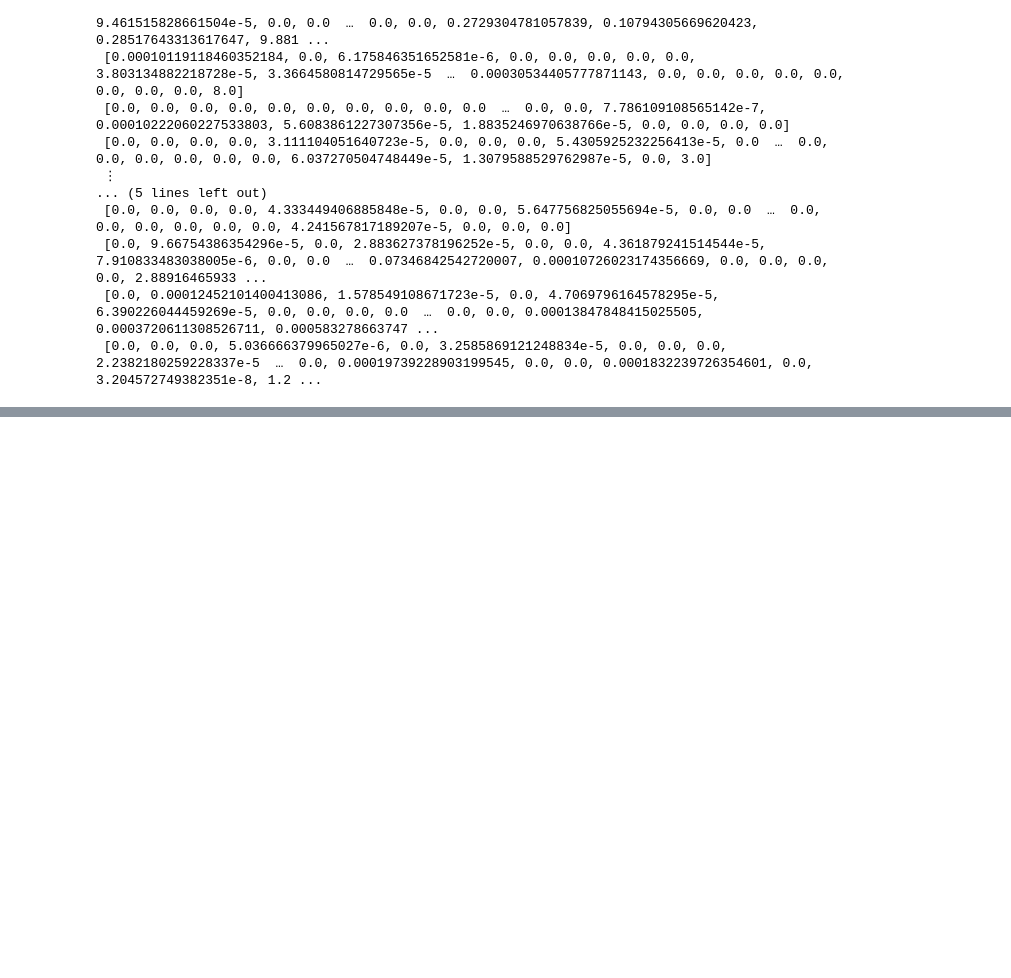
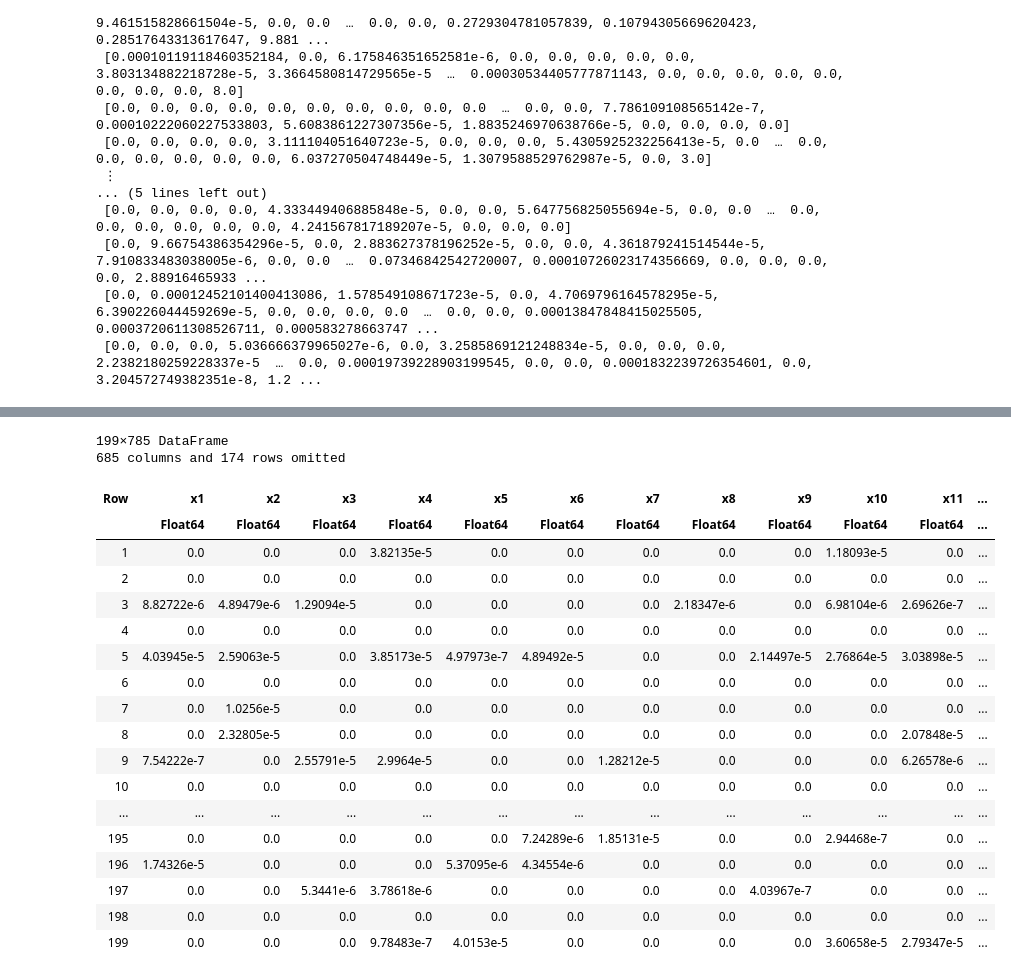
Before and after one commit to rithik83/vnn-counterfactuals, a Jupyter notebook: jl_counterfactual_generation/generate_counterfactuals.ipynb, the cells around one changed output, grey strips where cells are left out. Saved outputs shown, nothing was run; the diff lists cells and outputs as text; code cells hidden in the pictures; blank space fills up the shorter version.

```diff
--- a/jl_counterfactual_generation/generate_counterfactuals.ipynb
+++ b/jl_counterfactual_generation/generate_counterfactuals.ipynb
@@ -269,0 +392,34 @@ df
+# %%
+using CounterfactualExplanations
+
+model_to_use = adv_pgd_weak
+counterfactuals = []
+
+for (j, index) in enumerate(split)
+
+    model_pred = (model_to_use(x_test[:, index]) |> Flux.onecold |> getindex) - 1
+    if model_pred != y_test[index]
+        println("skipping since the model misclassified this point")
+        continue
+    end
+
+    if (j % 10 == 0)
+        println("reached datapoint ", j)
+    end
+
+    ce = generate_counterfactual(
+        reshape(x_test'[index, :], 784, 1), targets[j], counterfactual_data, flux_adv_weak, generator; num_counterfactuals=1, convergence=convergence
+    )
+
+    ce_datapoint = CounterfactualExplanations.counterfactual(ce)[:, 1]
+    push!(ce_datapoint, targets[j])
+
+    if j == 1
+        print("counterfactual instance: ", ce_datapoint)
+    end
+
+    # print("counterfactual instance: ", ce_datapoint)
+    push!(counterfactuals, ce_datapoint)
+end
+
+counterfactuals
@@ -269,0 +461,29 @@ df
+# %%
+using DataFrames
+using CSV
+
+df = DataFrame(mapreduce(permutedims, vcat, counterfactuals), :auto)
+CSV.write("data_weak_at.csv", df)
+
+df
+# %% [output]
+199×785 DataFrame
+685 columns and 174 rows omitted
+| Row | x1 | x2 | x3 | x4 | x5 | x6 | x7 | x8 | x9 | x10 | x11 | ... |
+|  | Float64 | Float64 | Float64 | Float64 | Float64 | Float64 | Float64 | Float64 | Float64 | Float64 | Float64 | ... |
+| 1 | 0.0 | 0.0 | 0.0 | 3.82135e-5 | 0.0 | 0.0 | 0.0 | 0.0 | 0.0 | 1.18093e-5 | 0.0 | ... |
+| 2 | 0.0 | 0.0 | 0.0 | 0.0 | 0.0 | 0.0 | 0.0 | 0.0 | 0.0 | 0.0 | 0.0 | ... |
+| 3 | 8.82722e-6 | 4.89479e-6 | 1.29094e-5 | 0.0 | 0.0 | 0.0 | 0.0 | 2.18347e-6 | 0.0 | 6.98104e-6 | 2.69626e-7 | ... |
+| 4 | 0.0 | 0.0 | 0.0 | 0.0 | 0.0 | 0.0 | 0.0 | 0.0 | 0.0 | 0.0 | 0.0 | ... |
+| 5 | 4.03945e-5 | 2.59063e-5 | 0.0 | 3.85173e-5 | 4.97973e-7 | 4.89492e-5 | 0.0 | 0.0 | 2.14497e-5 | 2.76864e-5 | 3.03898e-5 | ... |
+| 6 | 0.0 | 0.0 | 0.0 | 0.0 | 0.0 | 0.0 | 0.0 | 0.0 | 0.0 | 0.0 | 0.0 | ... |
+| 7 | 0.0 | 1.0256e-5 | 0.0 | 0.0 | 0.0 | 0.0 | 0.0 | 0.0 | 0.0 | 0.0 | 0.0 | ... |
+| 8 | 0.0 | 2.32805e-5 | 0.0 | 0.0 | 0.0 | 0.0 | 0.0 | 0.0 | 0.0 | 0.0 | 2.07848e-5 | ... |
+| 9 | 7.54222e-7 | 0.0 | 2.55791e-5 | 2.9964e-5 | 0.0 | 0.0 | 1.28212e-5 | 0.0 | 0.0 | 0.0 | 6.26578e-6 | ... |
+| 10 | 0.0 | 0.0 | 0.0 | 0.0 | 0.0 | 0.0 | 0.0 | 0.0 | 0.0 | 0.0 | 0.0 | ... |
+| ... | ... | ... | ... | ... | ... | ... | ... | ... | ... | ... | ... | ... |
+| 195 | 0.0 | 0.0 | 0.0 | 0.0 | 0.0 | 7.24289e-6 | 1.85131e-5 | 0.0 | 0.0 | 2.94468e-7 | 0.0 | ... |
+| 196 | 1.74326e-5 | 0.0 | 0.0 | 0.0 | 5.37095e-6 | 4.34554e-6 | 0.0 | 0.0 | 0.0 | 0.0 | 0.0 | ... |
+| 197 | 0.0 | 0.0 | 5.3441e-6 | 3.78618e-6 | 0.0 | 0.0 | 0.0 | 0.0 | 4.03967e-7 | 0.0 | 0.0 | ... |
+| 198 | 0.0 | 0.0 | 0.0 | 0.0 | 0.0 | 0.0 | 0.0 | 0.0 | 0.0 | 0.0 | 0.0 | ... |
+| 199 | 0.0 | 0.0 | 0.0 | 9.78483e-7 | 4.0153e-5 | 0.0 | 0.0 | 0.0 | 0.0 | 3.60658e-5 | 2.79347e-5 | ... |
```
Also changed, not shown: parts of 17 cells of this notebook, 15 other files.
